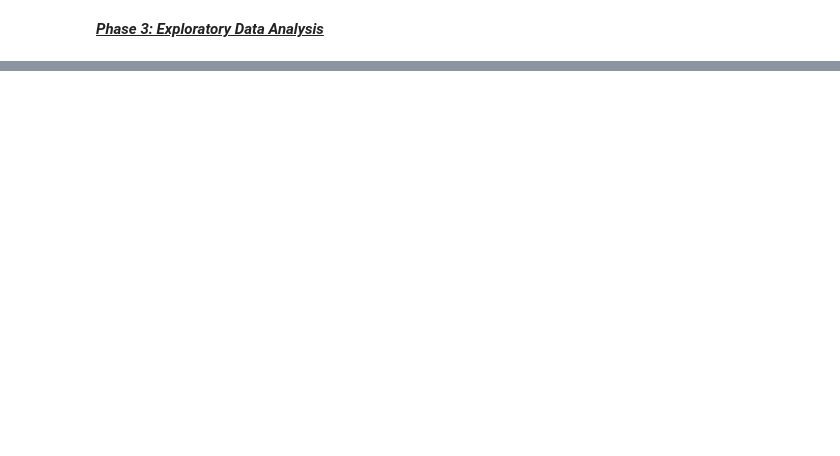
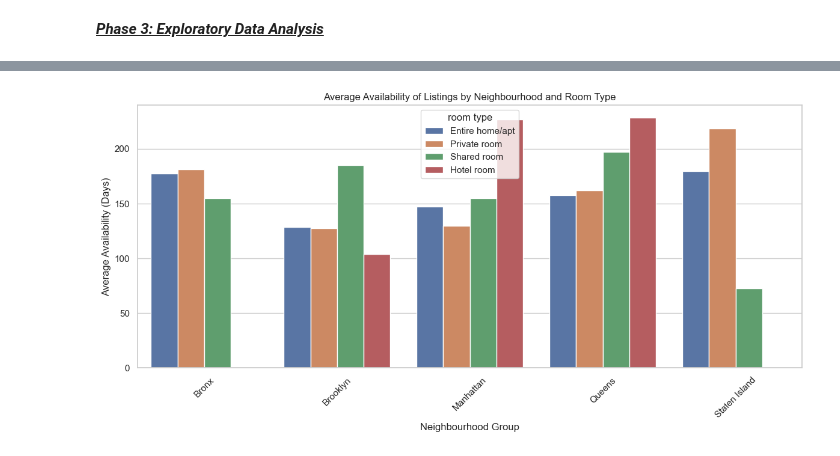
Before and after one commit to Rahulsrinivasan22/airbnb-nyc-capstone, a Jupyter notebook: notebooks/Exploratory Data Analysis.ipynb, the cells around one changed output, grey strips where cells are left out. Cells and saved outputs as stored; diff of their text form; code cells hidden in the pictures; blank space fills up the shorter version.

```diff
--- a/notebooks/Exploratory Data Analysis.ipynb
+++ b/notebooks/Exploratory Data Analysis.ipynb
@@ -30,0 +64,10 @@ Name: price, dtype: float64
+# %%
+availability_details = data.groupby(['neighbourhood group', 'room type']).agg(
+    avg_days = ('availability 365', 'mean'),
+    max_days = ('availability 365', 'max'),
+    min_days = ('availability 365', 'min'),
+    median_days = ('availability 365', 'median')
+)
+
+# availability_details.to_csv('../data/cleaned/availability_details.csv', index=False)
+availability_details
@@ -30,0 +93,15 @@ Name: price, dtype: float64
+# %%
+import seaborn as sns
+import matplotlib.pyplot as plt
+
+# Plotting average availability by room type and neighbourhood group
+plt.figure(figsize=(12, 6))
+sns.barplot(data=availability_details.reset_index(), x='neighbourhood group', y='avg_days', hue='room type')
+plt.title('Average Availability of Listings by Neighbourhood and Room Type')
+plt.xlabel('Neighbourhood Group')
+plt.ylabel('Average Availability (Days)')
+plt.xticks(rotation=45)
+plt.tight_layout()
+plt.show()
+# %% [output]
+[figure, added]
```
Also changed, not shown: parts of 14 cells of this notebook, 4 other files.
